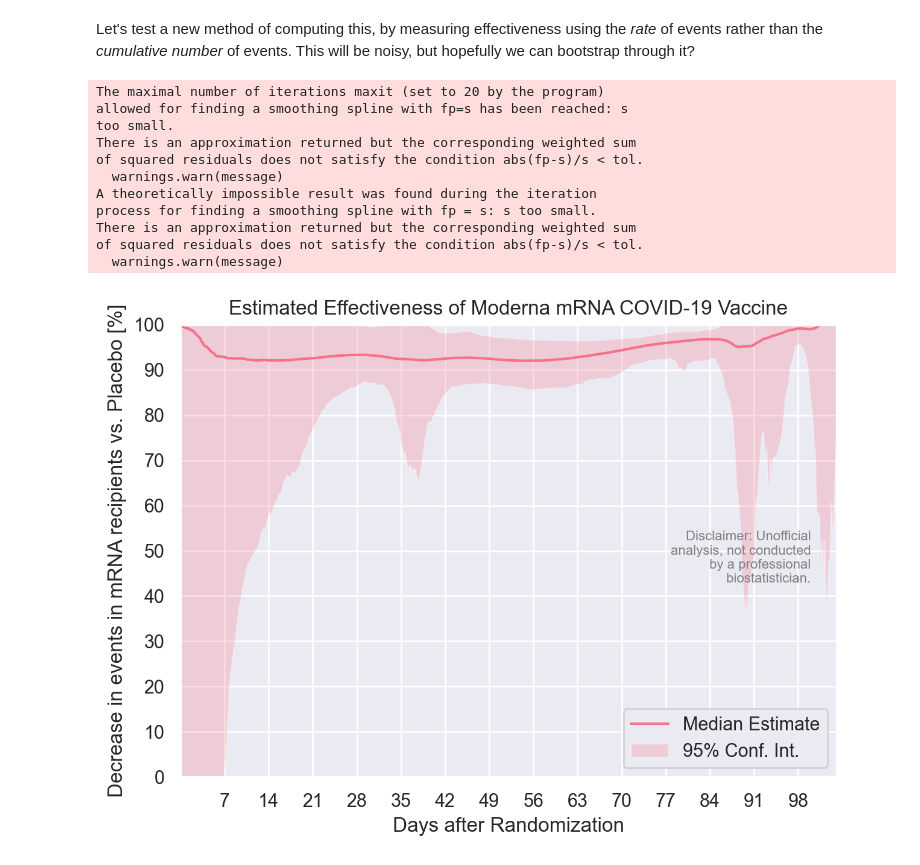
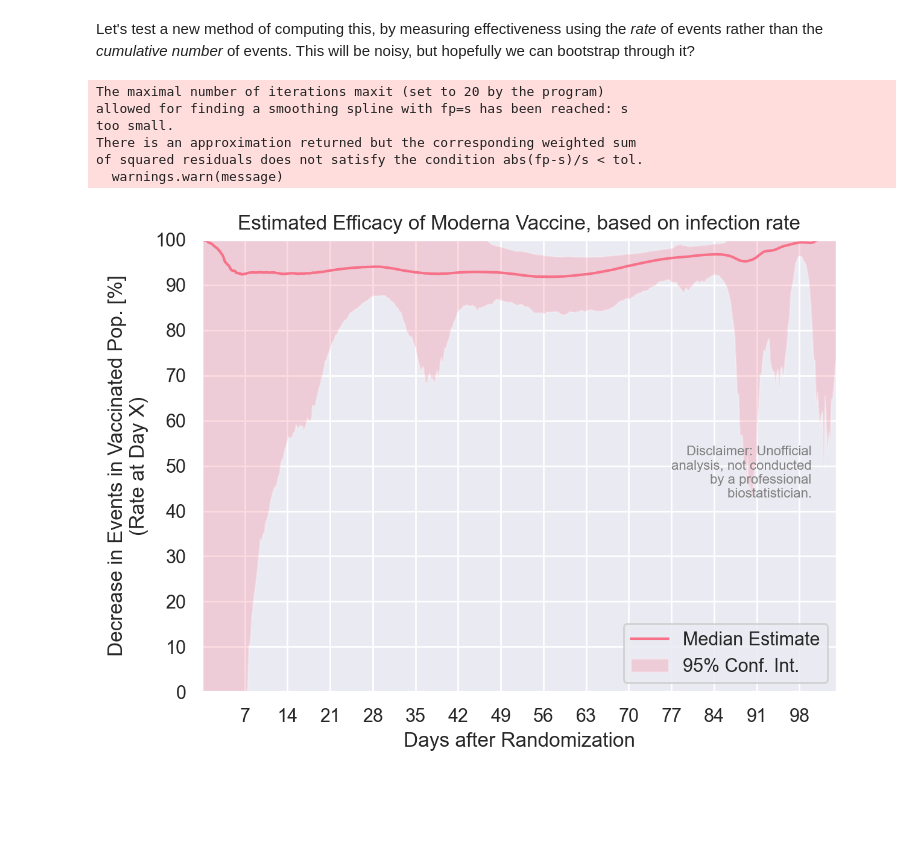
Before and after one commit to peterdsharpe/ModernaVaccineEffectiveness, a Jupyter notebook: analysis.ipynb, the cells around one changed output. Cells and saved outputs as stored; diff of their text form; code cells hidden in the pictures; blank space fills up the shorter version.

```diff
--- a/analysis.ipynb
+++ b/analysis.ipynb
@@ -223,7 +246,7 @@ from tqdm import tqdm
 
 n_bootstraps = 5000
 perception_resolution = 150 # How fine can we read the ticks?
-incidence_data_stdev = 0.001
+incidence_data_stdev = (14000 * 0.01 * 0.99) ** 0.5 / 14000 # Based on number of participants & stdev. of binomial dist.
 
 def add_error_from_digitization(array, stdev):
     return array + stdev * np.random.randn(*array.shape)
@@ -246,32 +269,38 @@ mrna_incidence_original = np.array(mrna_data["Incidence"])
 
 for i in tqdm(range(n_bootstraps), desc="Bootstrapping", unit=" samples"):
 
-
-
     placebo_days = add_error_from_digitization(placebo_days_original, stdev = 110/perception_resolution)
     placebo_incidence = add_error_from_digitization(placebo_incidence_original, stdev=2.5/perception_resolution)
     sort_order = np.argsort(placebo_days)
     placebo_days = placebo_days[sort_order]
     placebo_incidence = placebo_incidence[sort_order]
+    placebo_incidence = np.maximum(placebo_incidence, 0)
 
     mrna_days = add_error_from_digitization(mrna_days_original, stdev = 110/perception_resolution)
     mrna_incidence = add_error_from_digitization(mrna_incidence_original, stdev=2.5/perception_resolution)
     sort_order = np.argsort(mrna_days)
     mrna_days = mrna_days[sort_order]
     mrna_incidence=mrna_incidence[sort_order]
+    mrna_incidence = np.maximum(mrna_incidence, 0)
+
+    weights = get_weights(placebo_incidence)
+    nonzero_weight = weights != 0
 
     placebo_incidence_func = interpolate.UnivariateSpline(
-        x=placebo_days,
-        y=placebo_incidence,
+        x=placebo_days[nonzero_weight],
+        y=placebo_incidence[nonzero_weight],
         s=len(placebo_incidence) * incidence_data_stdev,
-        w=get_weights(placebo_incidence)
+        w=weights[nonzero_weight]
     )
 
+    weights = get_weights(mrna_incidence)
+    nonzero_weight = weights != 0
+
     mrna_incidence_func = interpolate.UnivariateSpline(
-        x=mrna_days,
-        y=mrna_incidence,
+        x=mrna_days[nonzero_weight],
+        y=mrna_incidence[nonzero_weight],
         s=len(mrna_incidence) * incidence_data_stdev,
-        w=get_weights(mrna_incidence)
+        w=weights[nonzero_weight]
     )
 
     effectiveness[:, i] = 1 - mrna_incidence_func.derivative()(days) / placebo_incidence_func.derivative()(days)
@@ -282,45 +311,40 @@ too small.
 There is an approximation returned but the corresponding weighted sum
 of squared residuals does not satisfy the condition abs(fp-s)/s < tol.
   warnings.warn(message)
-A theoretically impossible result was found during the iteration
-process for finding a smoothing spline with fp = s: s too small.
-There is an approximation returned but the corresponding weighted sum
-of squared residuals does not satisfy the condition abs(fp-s)/s < tol.
-  warnings.warn(message)
 # %%
 median_effectiveness = np.nanmedian(effectiveness,axis=1)
 ci = 0.95
 
 fig, ax = plt.subplots(1, 1, figsize=(6.4, 4.8), dpi=200)
 plt.plot(days, median_effectiveness * 100,
     label="Median Estimate"
          )
 ci_effectiveness = np.nanquantile(
     effectiveness,
     q=[
         (1-ci)/2,
         1-(1-ci)/2
     ],
     axis=1,
 )
 plt.fill_between(
     days,
     ci_effectiveness[0,:] * 100,
     ci_effectiveness[1,:] * 100,
     alpha=0.25,
     label="95% Conf. Int."
 )
 plt.xlim(*data_range)
 plt.ylim(0, 100)
 ax.xaxis.set_major_locator(ticker.MultipleLocator(base=7))
 ax.yaxis.set_major_locator(ticker.MultipleLocator(base=10))
 plt.xlabel(r"Days after Randomization")
-plt.ylabel(r"Decrease in events in mRNA recipients vs. Placebo [%]")
-plt.title(r"Estimated Effectiveness of Moderna mRNA COVID-19 Vaccine")
+plt.ylabel("Decrease in Events in Vaccinated Pop. [%]\n(Rate at Day X)")
+plt.title(r"Estimated Efficacy of Moderna Vaccine, based on infection rate")
 plt.legend(loc="lower right")
 add_disclaimer()
 plt.tight_layout()
-plt.savefig("estimate.png")
+plt.savefig("rate_estimate.png")
 plt.show()
 # %% [output]
-[figure, old version]
+[figure, new version]
```
Also changed, not shown: parts of 2 cells of this notebook, 2 other files.
